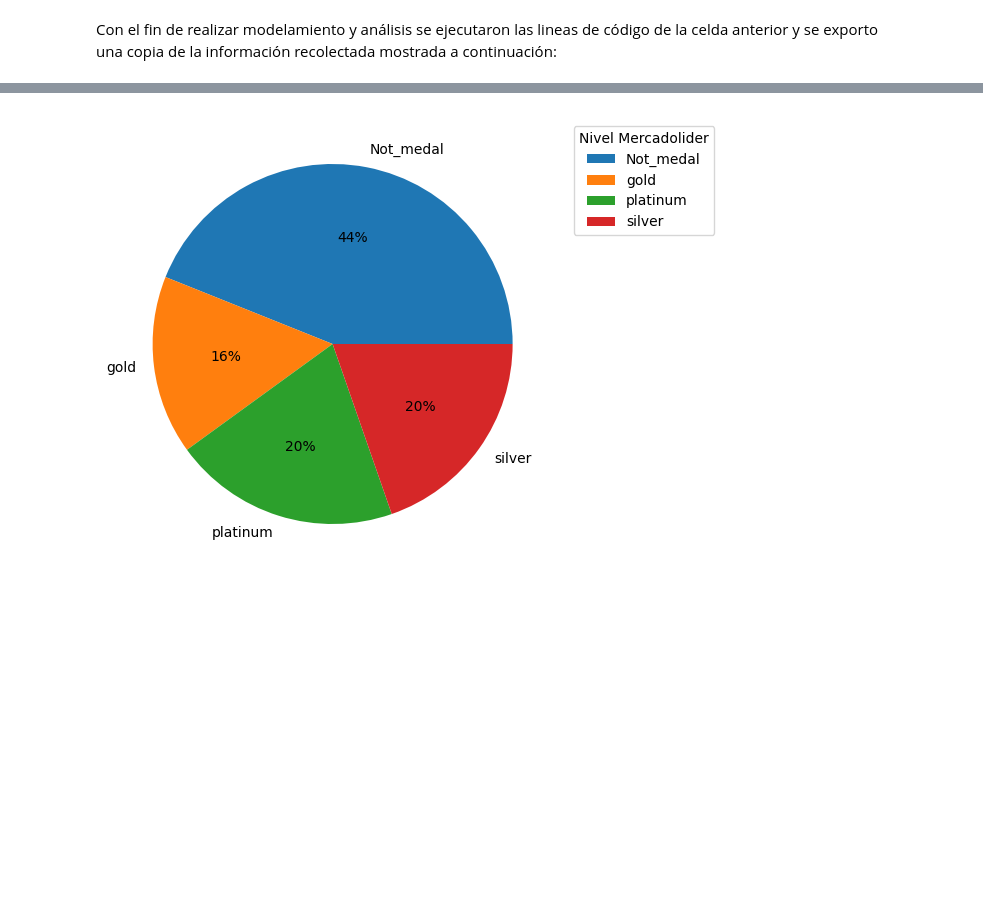
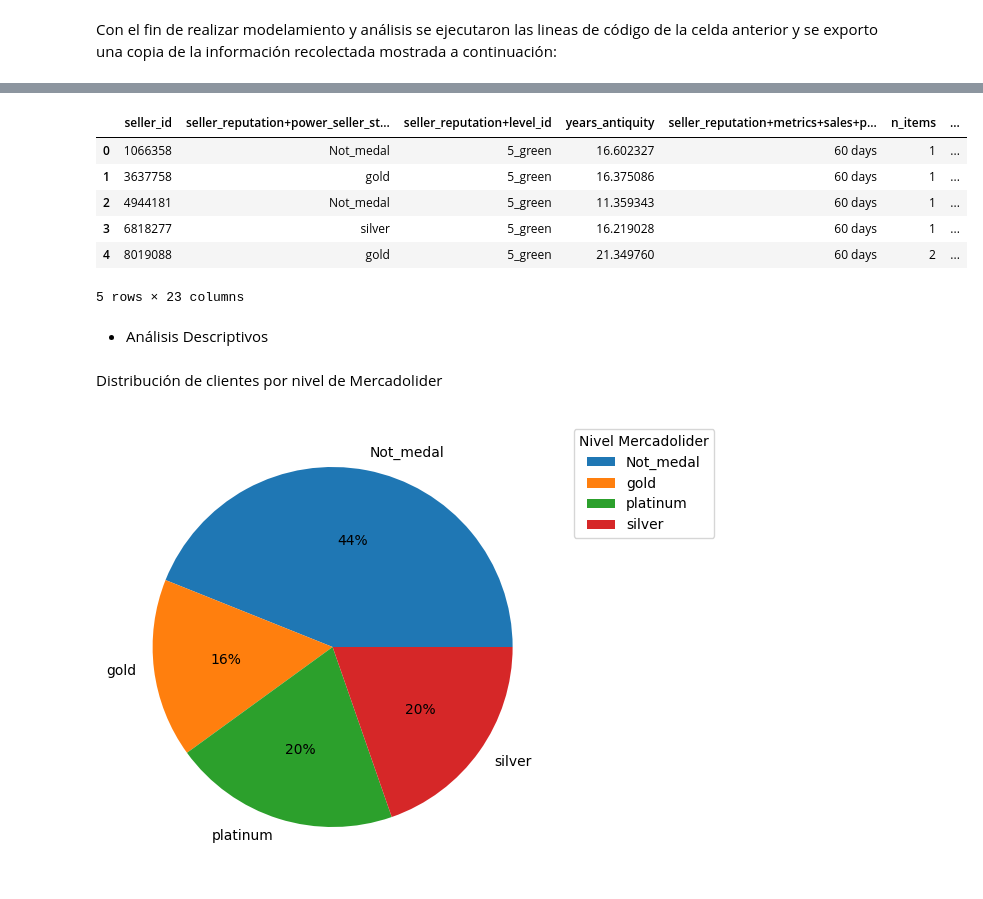
Before and after one commit to ccparra/MELI, a Jupyter notebook: MELI.ipynb, the cells around one changed output, grey strips where cells are left out. Saved outputs shown, nothing was run; the diff lists cells and outputs as text; code cells hidden in the pictures; blank space fills up the shorter version.

```diff
--- a/MELI.ipynb
+++ b/MELI.ipynb
@@ -119,6 +150,20 @@ df = (
 )
 
 df_sellers_raw = df.rename(columns=dict(zip([c for c in df.columns if '.' in c], [c.replace('.', '+') for c in df.columns if '.' in c])))
+# %%
+df_sellers_raw.head()
+# %% [output]
+|  | seller_id | seller_reputation+power_seller_st... | seller_reputation+level_id | years_antiquity | seller_reputation+metrics+sales+p... | n_items | ... |
+| 0 | 1066358 | Not_medal | 5_green | 16.602327 | 60 days | 1 | ... |
+| 1 | 3637758 | gold | 5_green | 16.375086 | 60 days | 1 | ... |
+| 2 | 4944181 | Not_medal | 5_green | 11.359343 | 60 days | 1 | ... |
+| 3 | 6818277 | silver | 5_green | 16.219028 | 60 days | 1 | ... |
+| 4 | 8019088 | gold | 5_green | 21.349760 | 60 days | 2 | ... |
+5 rows × 23 columns
+# %% [markdown]
+* Análisis Descriptivos
+# %% [markdown]
+Distribución de clientes por nivel de Mercadolider
 # %%
 sellers_mercadolider=pd.DataFrame(100*df_sellers_raw.groupby(['seller_reputation+power_seller_status'])['seller_id'].count()/df_sellers_raw.groupby(['seller_reputation+power_seller_status'])['seller_id'].count().sum())
 ax=sellers_mercadolider.plot.pie(y='seller_id',autopct='%.0f%%')
```
Also changed, not shown: parts of 41 cells of this notebook.
